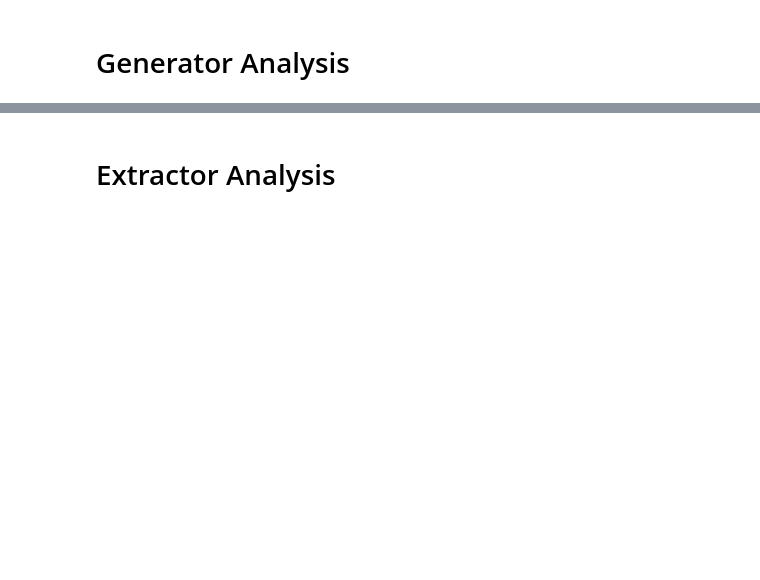
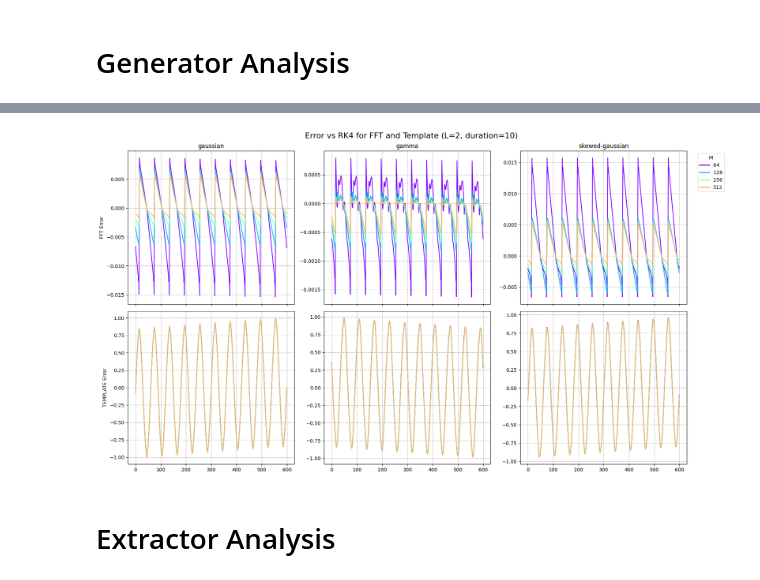
Before and after one commit to BailabUNC/ppg-basis, a Jupyter notebook: ppg_basis/recover_test.ipynb, the cells around one changed output, grey strips where cells are left out. Cells and saved outputs as stored; diff of their text form; code cells hidden in the pictures; blank space fills up the shorter version.

```diff
--- a/ppg_basis/recover_test.ipynb
+++ b/ppg_basis/recover_test.ipynb
@@ -25,20 +25,11 @@ durations = [10, 25, 50, 75, 100, 250, 500, 750, 1000, 5000, 10000]
 
 methods = ["template", "fft", "rk3", "rk4", "basis"]
 
-Ms = [64, 128, 256, 512] #, 1024]
-
-bar_width = 0.35
-
-x_positions = np.arange(len(Ls))
+Ms = [64, 128, 256, 512, 1024]
 
 line_styles = ["--", "-"]
 
 Ls_colors = plt.cm.rainbow(np.linspace(0, 1, len(Ls)))
-
-fft_template_colors = [
-    "#a6cee3", "#33a0c9", "#1f78b4", "#1c5a7e", "#0f3b4d",
-    "#fdbf6f", "#ff9933", "#ff7f00", "#b35a00", "#663300"
-]
 # %% [markdown]
 # Profiling Pipelines
 # %%
@@ -359,3 +276,85 @@ plot_gen_accuracy_vs_M(
+# %%
+def plot_gen_accuracy_vs_M(
+    df: pd.DataFrame,
+    duration: int,
+    fixed_L: int,
+    basis_types: list[str],
+    Ms: list[int],
+    output_path: str
+) -> None:
+    plot_methods = ["fft", "template"]
+
+    fig, axes = plt.subplots(2, 3, figsize=(18,10), sharex=True)
+
+    row_ymins = [float("inf")] * len(plot_methods)
+    row_ymaxs = [float("-inf")] * len(plot_methods)
+
+    for row_idx, method in enumerate(plot_methods):
+        for col_idx, basis_type in enumerate(basis_types):
+            ax = axes[row_idx][col_idx]
+
+            subset = df[
+                (df["basis_type"] == basis_type) &
+                (df["duration"] == duration) &
+                (df["L"] == fixed_L) &
+                (df["method"] == method)
+            ]
+
+            for m_idx, M in enumerate(Ms):
+                line_df = subset[subset["M"] == M].sort_values("sample_idx")
+                y = line_df["error"]
+
+                ax.plot(
+                    line_df["sample_idx"],
+                    y,
+                    color=Ls_colors[m_idx]
+                )
+
+                if len(y) > 0:
+                    row_ymins[row_idx] = min(row_ymins[row_idx], y.min())
+                    row_ymaxs[row_idx] = max(row_ymaxs[row_idx], y.max())
+
+            if row_idx == 0:
+                ax.set_title(f"{basis_type}")
+
+            if col_idx == 0:
+                ax.set_ylabel(f"{method.upper()} Error")
+
+            ax.grid(True, which="both", ls="--")
+
+    for ax in axes[-1]:
+        ax.set_xlabel("Sample")
+
+    M_handles = [Line2D([0], [0], color=Ls_colors[i], lw=2) for i in range(len(Ms))]
+    axes[0][2].legend(
+        M_handles,
+        Ms,
+        title="M",
+        loc="upper left",
+        bbox_to_anchor=(1.05, 1)
+    )
+
+    fig.suptitle(
+        f"Error vs RK4 for FFT and Template (L={fixed_L}, duration={duration})",
+        fontsize=16
+    )
+
+    plt.tight_layout()
+    plt.savefig(output_path, dpi=1400)
+    plt.show()
+
+gen_accuracy_df = pd.read_csv("./recover_test_csv/gen_accuracy_analysis.csv")
+
+plot_gen_accuracy_vs_M(
+    df=gen_accuracy_df,
+    duration=10,
+    fixed_L=2,
+    basis_types=basis_types,
+    Ms=Ms,
+    output_path="./recover_test_images/error_vs_M_all_basis.svg"
+)
+# %% [output]
+[figure, added]
 # %% [markdown]
 # Extractor Analysis
 # %%
```
Also changed, not shown: parts of 16 cells of this notebook, 9 other files.
